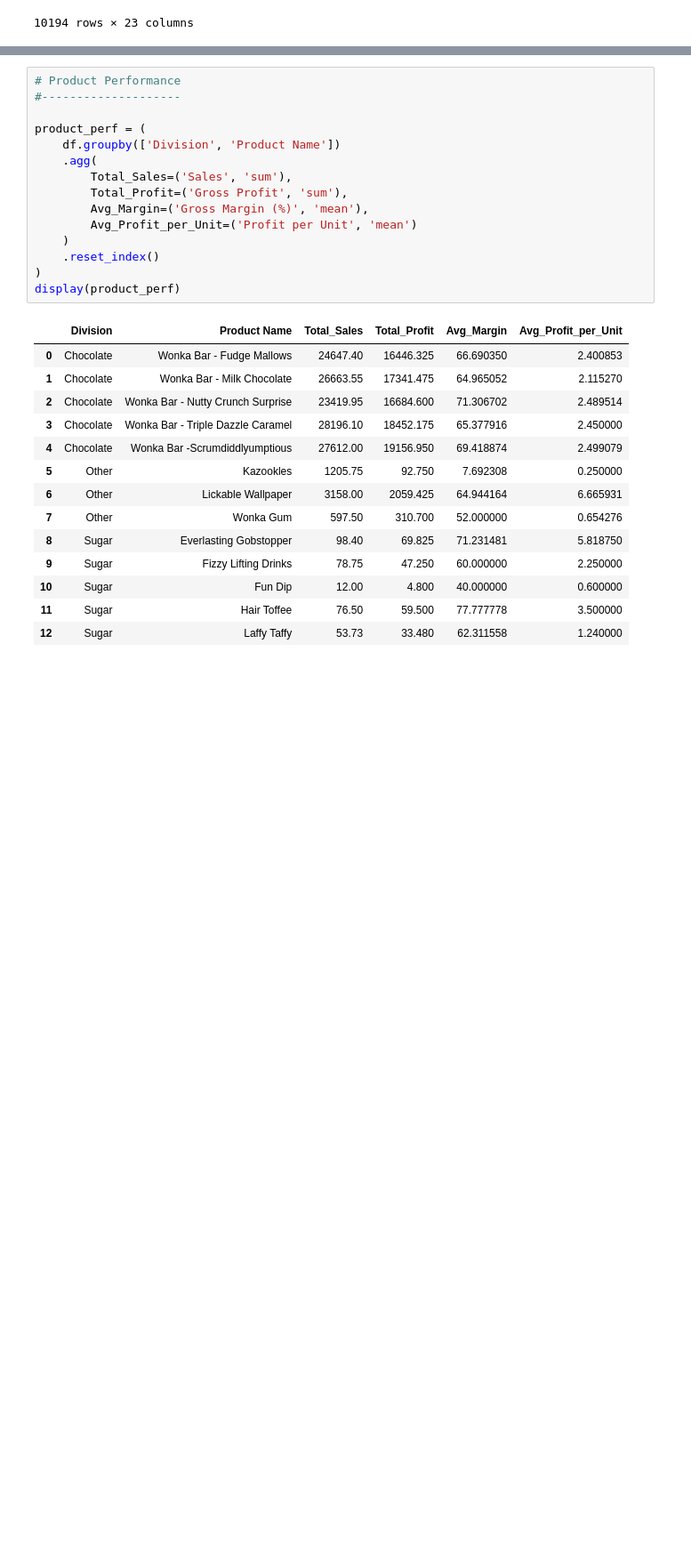
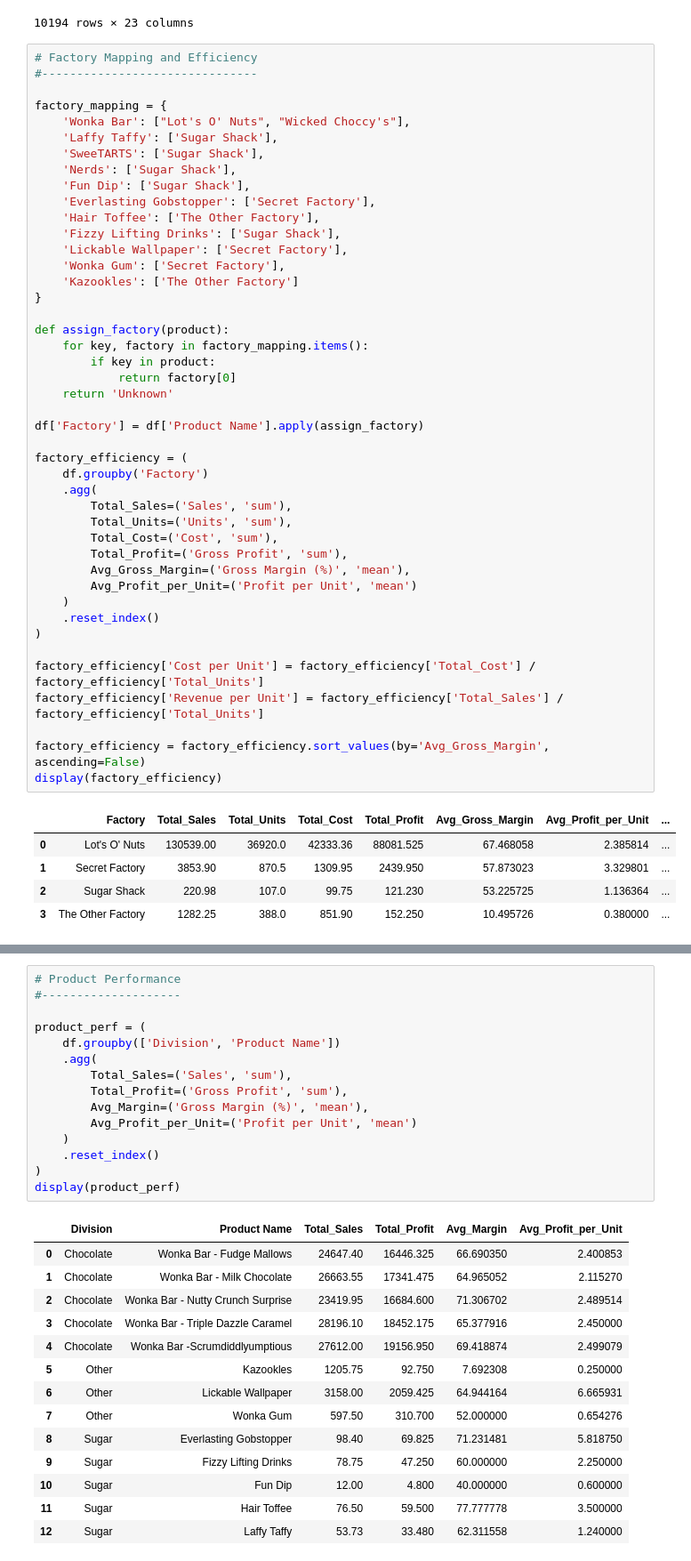
Before and after one commit to dikshit6381-maker/nassau-candy-profitability-analysis, a Jupyter notebook: Nassau_Candy_Distributor.ipynb, the cells around one changed output, grey strips where cells are left out. Shown at 89% size. Saved outputs shown, nothing was run; the diff lists cells and outputs as text; blank space fills up the shorter version.

```diff
--- a/Nassau_Candy_Distributor.ipynb
+++ b/Nassau_Candy_Distributor.ipynb
@@ -140,3 +140,53 @@ display(df)
 | 10192 | 10193 | US-2024-143259-CHO-TRI-54000 | 2025-12-30 | 2030-06-26 | Standard Class | 143259 | United States | New York City | ... |
 | 10193 | 10194 | CA-2024-143500-CHO-SCR-58000 | 2025-12-30 | 2030-06-26 | Standard Class | 143500 | Canada | Charlottetown | ... |
 10194 rows × 23 columns
+# %%
+# Factory Mapping and Efficiency
+#-------------------------------
+
+factory_mapping = {
+    'Wonka Bar': ["Lot's O' Nuts", "Wicked Choccy's"],
+    'Laffy Taffy': ['Sugar Shack'],
+    'SweeTARTS': ['Sugar Shack'],
+    'Nerds': ['Sugar Shack'],
+    'Fun Dip': ['Sugar Shack'],
+    'Everlasting Gobstopper': ['Secret Factory'],
+    'Hair Toffee': ['The Other Factory'],
+    'Fizzy Lifting Drinks': ['Sugar Shack'],
+    'Lickable Wallpaper': ['Secret Factory'],
+    'Wonka Gum': ['Secret Factory'],
+    'Kazookles': ['The Other Factory']
+}
+
+def assign_factory(product):
+    for key, factory in factory_mapping.items():
+        if key in product:
+            return factory[0]
+    return 'Unknown'
+
+df['Factory'] = df['Product Name'].apply(assign_factory)
+
+factory_efficiency = (
+    df.groupby('Factory')
+    .agg(
+        Total_Sales=('Sales', 'sum'),
+        Total_Units=('Units', 'sum'),
+        Total_Cost=('Cost', 'sum'),
+        Total_Profit=('Gross Profit', 'sum'),
+        Avg_Gross_Margin=('Gross Margin (%)', 'mean'),
+        Avg_Profit_per_Unit=('Profit per Unit', 'mean')
+    )
+    .reset_index()
+)
+
+factory_efficiency['Cost per Unit'] = factory_efficiency['Total_Cost'] / factory_efficiency['Total_Units']
+factory_efficiency['Revenue per Unit'] = factory_efficiency['Total_Sales'] / factory_efficiency['Total_Units']
+
+factory_efficiency = factory_efficiency.sort_values(by='Avg_Gross_Margin', ascending=False)
+display(factory_efficiency)
+# %% [output]
+|  | Factory | Total_Sales | Total_Units | Total_Cost | Total_Profit | Avg_Gross_Margin | Avg_Profit_per_Unit | ... |
+| 0 | Lot's O' Nuts | 130539.00 | 36920.0 | 42333.36 | 88081.525 | 67.468058 | 2.385814 | ... |
+| 1 | Secret Factory | 3853.90 | 870.5 | 1309.95 | 2439.950 | 57.873023 | 3.329801 | ... |
+| 2 | Sugar Shack | 220.98 | 107.0 | 99.75 | 121.230 | 53.225725 | 1.136364 | ... |
+| 3 | The Other Factory | 1282.25 | 388.0 | 851.90 | 152.250 | 10.495726 | 0.380000 | ... |
```
Also changed, not shown: parts of 2 cells of this notebook.
